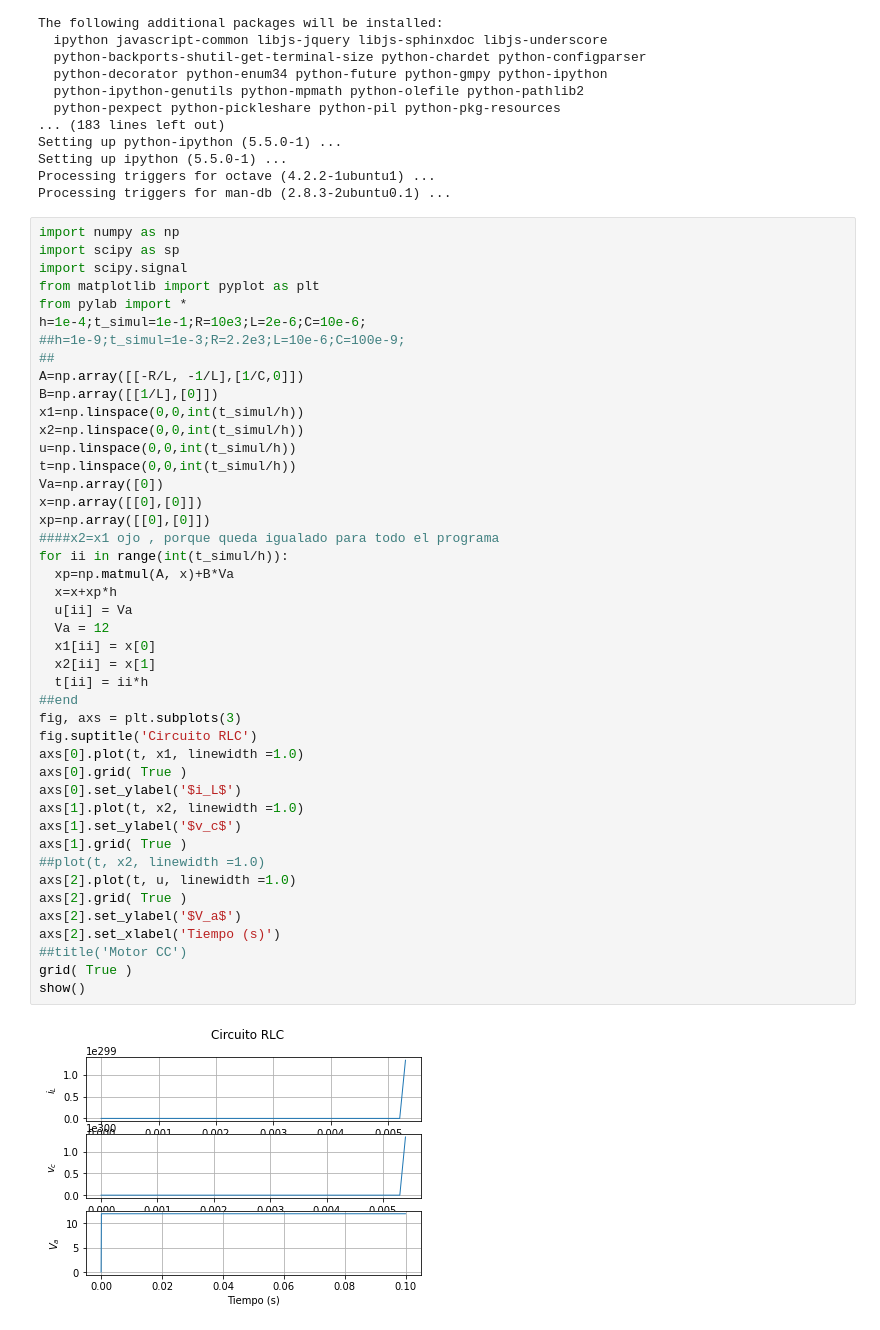
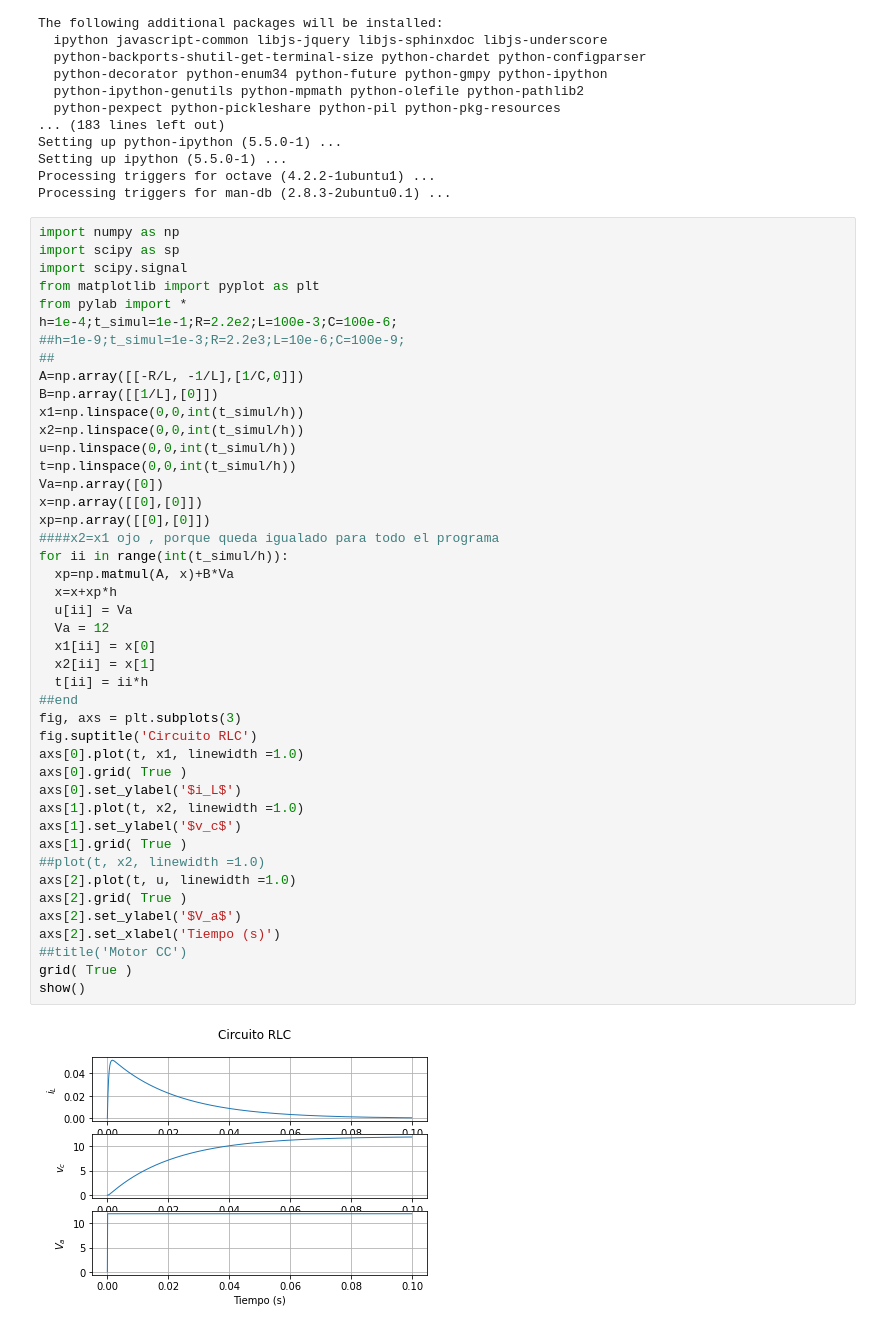
Before and after one commit to Julianpucheta/HCSPD2022, a Jupyter notebook: SimulRLC.ipynb, the cells around one changed output. Drawn from its saved outputs; the diff is of its cells as text.

```diff
--- a/SimulRLC.ipynb
+++ b/SimulRLC.ipynb
@@ -98,7 +98,7 @@ import scipy as sp
 import scipy.signal
 from matplotlib import pyplot as plt
 from pylab import *
-h=1e-4;t_simul=1e-1;R=10e3;L=2e-6;C=10e-6;
+h=1e-4;t_simul=1e-1;R=2.2e2;L=100e-3;C=100e-6;
 ##h=1e-9;t_simul=1e-3;R=2.2e3;L=10e-6;C=100e-9;
 ##
 A=np.array([[-R/L, -1/L],[1/C,0]])
@@ -110,31 +110,31 @@ t=np.linspace(0,0,int(t_simul/h))
 Va=np.array([0])
 x=np.array([[0],[0]])
 xp=np.array([[0],[0]])
 ####x2=x1 ojo , porque queda igualado para todo el programa
 for ii in range(int(t_simul/h)):
   xp=np.matmul(A, x)+B*Va
   x=x+xp*h
   u[ii] = Va
   Va = 12
   x1[ii] = x[0]
   x2[ii] = x[1]
   t[ii] = ii*h
 ##end
 fig, axs = plt.subplots(3)
 fig.suptitle('Circuito RLC')
 axs[0].plot(t, x1, linewidth =1.0)
 axs[0].grid( True )
 axs[0].set_ylabel('$i_L$')
 axs[1].plot(t, x2, linewidth =1.0)
 axs[1].set_ylabel('$v_c$')
 axs[1].grid( True )
 ##plot(t, x2, linewidth =1.0)
 axs[2].plot(t, u, linewidth =1.0)
 axs[2].grid( True )
 axs[2].set_ylabel('$V_a$')
 axs[2].set_xlabel('Tiempo (s)')
 ##title('Motor CC')
 grid( True )
 show()
 # %% [output]
-[figure, old version]
+[figure, new version]
```
